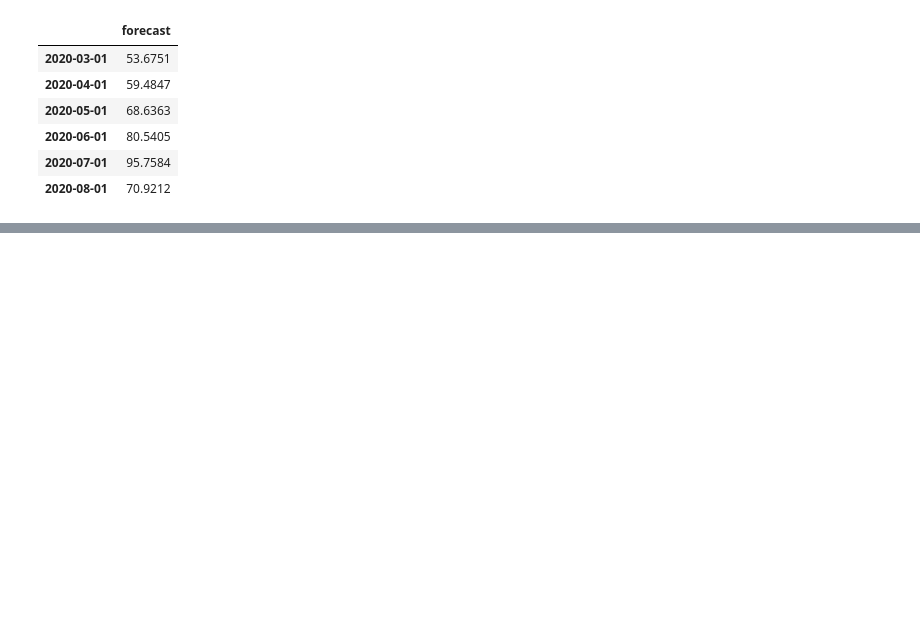
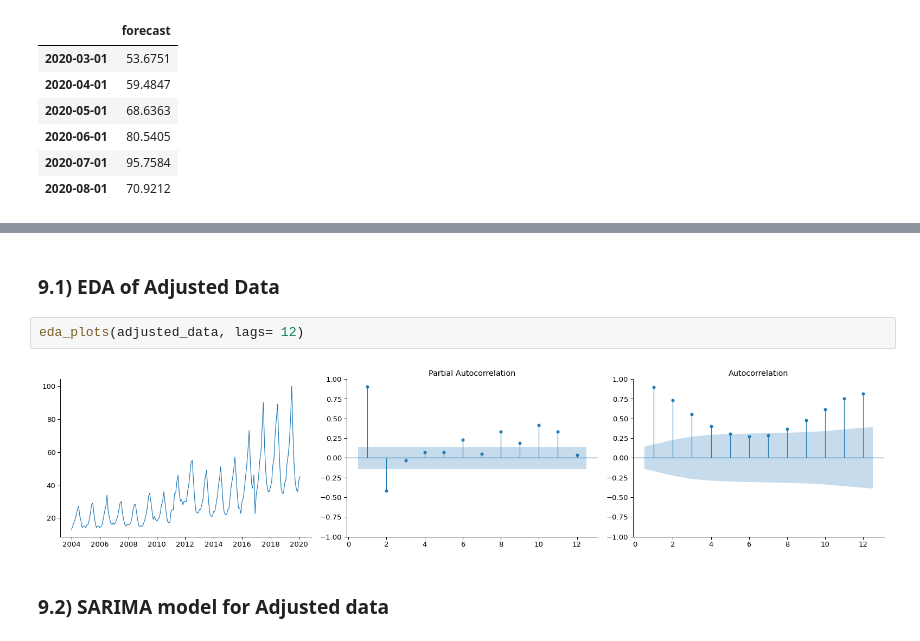
Before and after one commit to razielar/coursera_time_series_forecasting, a Jupyter notebook: anomaly_detection/AnomalyDetection_STL.ipynb, the cells around one changed output, grey strips where cells are left out. Saved outputs shown, nothing was run; the diff lists cells and outputs as text; blank space fills up the shorter version.

```diff
--- a/anomaly_detection/AnomalyDetection_STL.ipynb
+++ b/anomaly_detection/AnomalyDetection_STL.ipynb
@@ -361,0 +424,8 @@ What to do about the anamaly?
+# %% [markdown]
+### 9.1) EDA of Adjusted Data
+# %%
+eda_plots(adjusted_data, lags= 12)
+# %% [output]
+[figure, added]
+# %% [markdown]
+### 9.2) SARIMA model for Adjusted data
```
Also changed, not shown: parts of 19 cells of this notebook.
